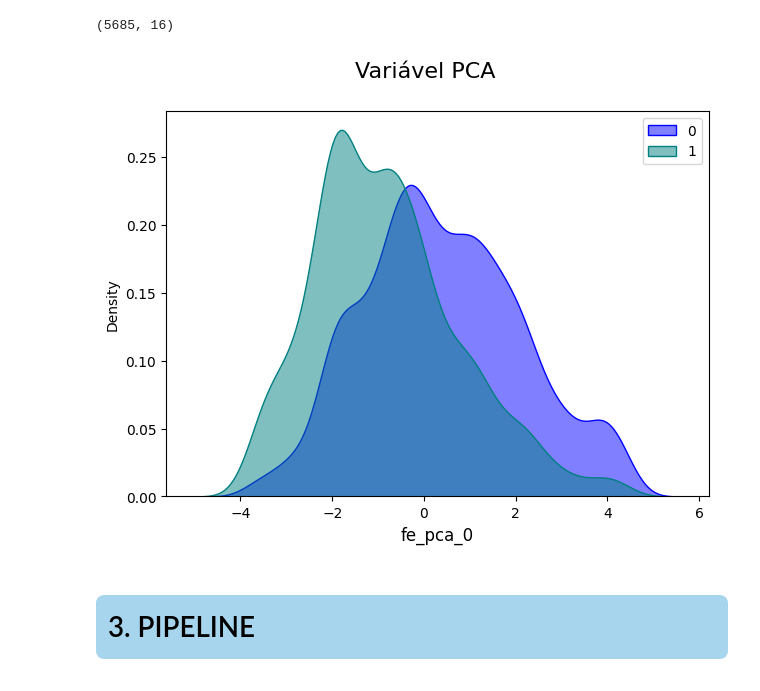
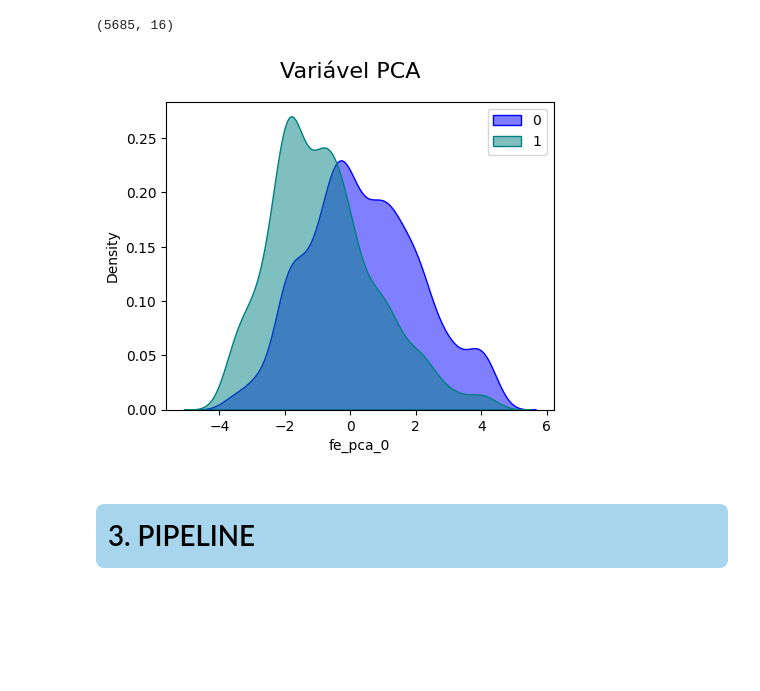
Before and after one commit to rogeriodelfim/Competicoes, a Jupyter notebook: Flai/10/03 - Tunning.ipynb, the cells around one changed output. Drawn from its saved outputs; the diff is of its cells as text; code cells hidden in the pictures; blank space fills up the shorter version.

```diff
--- a/Flai/10/03 - Tunning.ipynb
+++ b/Flai/10/03 - Tunning.ipynb
@@ -1289,18 +1312,18 @@ df2_train.shape
 # %% [output]
 (5685, 16)
 # %%
-plt.figure(figsize=(7,5))
+plt.figure(figsize=(5,4))
 
 _ = df2_train.copy()
 
 sns.kdeplot(_[_[target]==0]['fe_pca_0'],color='blue', alpha=0.5, label='0', shade=True)
 sns.kdeplot(_[_[target]==1]['fe_pca_0'],color='teal', alpha=0.5, label='1', shade=True)
-plt.xlabel(feature, fontsize=12)
+#plt.xlabel(feature, fontsize=12)
 plt.legend()
 
 plt.suptitle('Variável PCA ', fontsize=16);
 # %% [output]
-[figure, old version]
+[figure, new version]
 # %%
 def grup_pca (df_):
     df_['fe_pca_0_group']= np.inf
```
Also changed, not shown: parts of 34 cells of this notebook, 3 other files.
